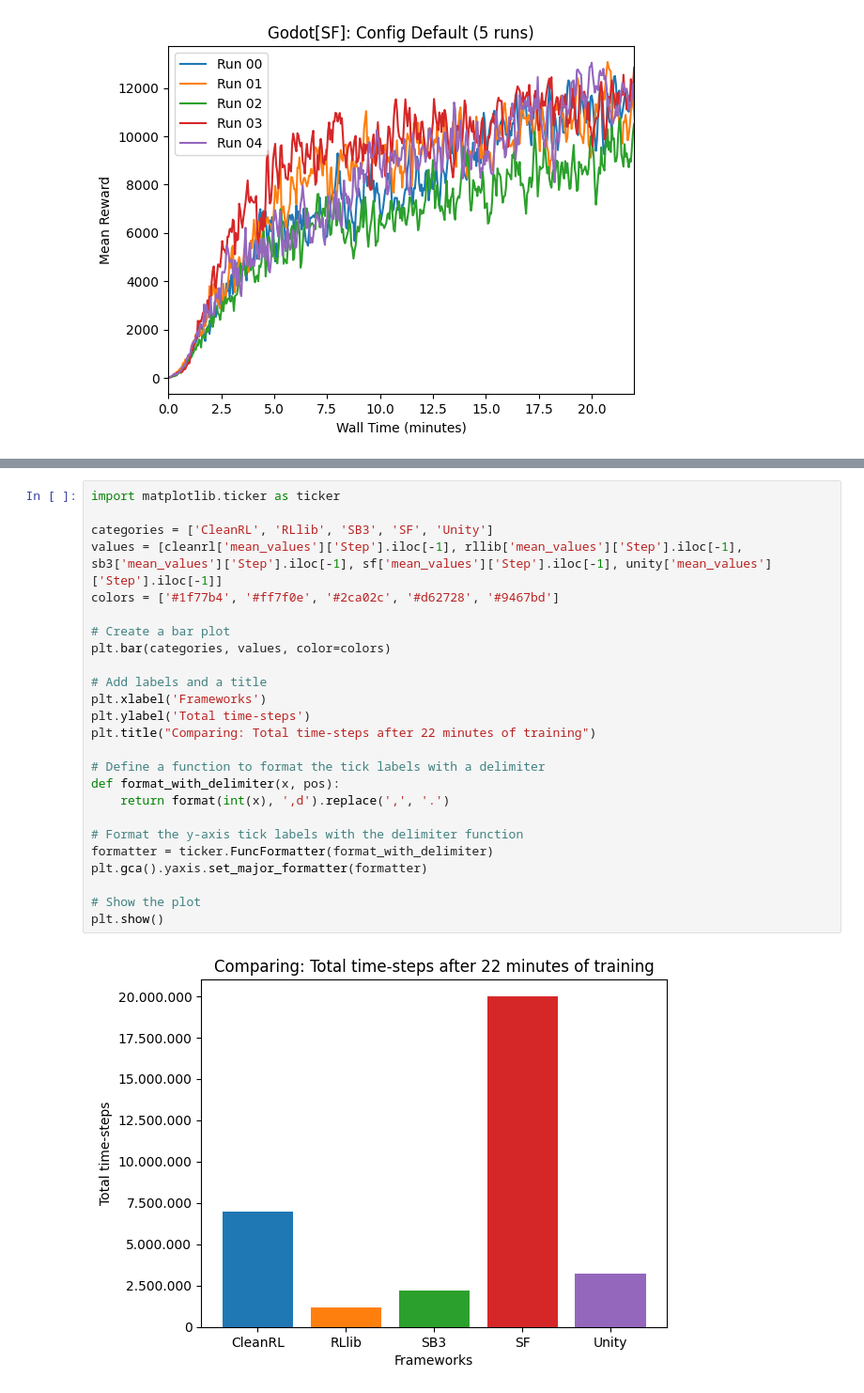
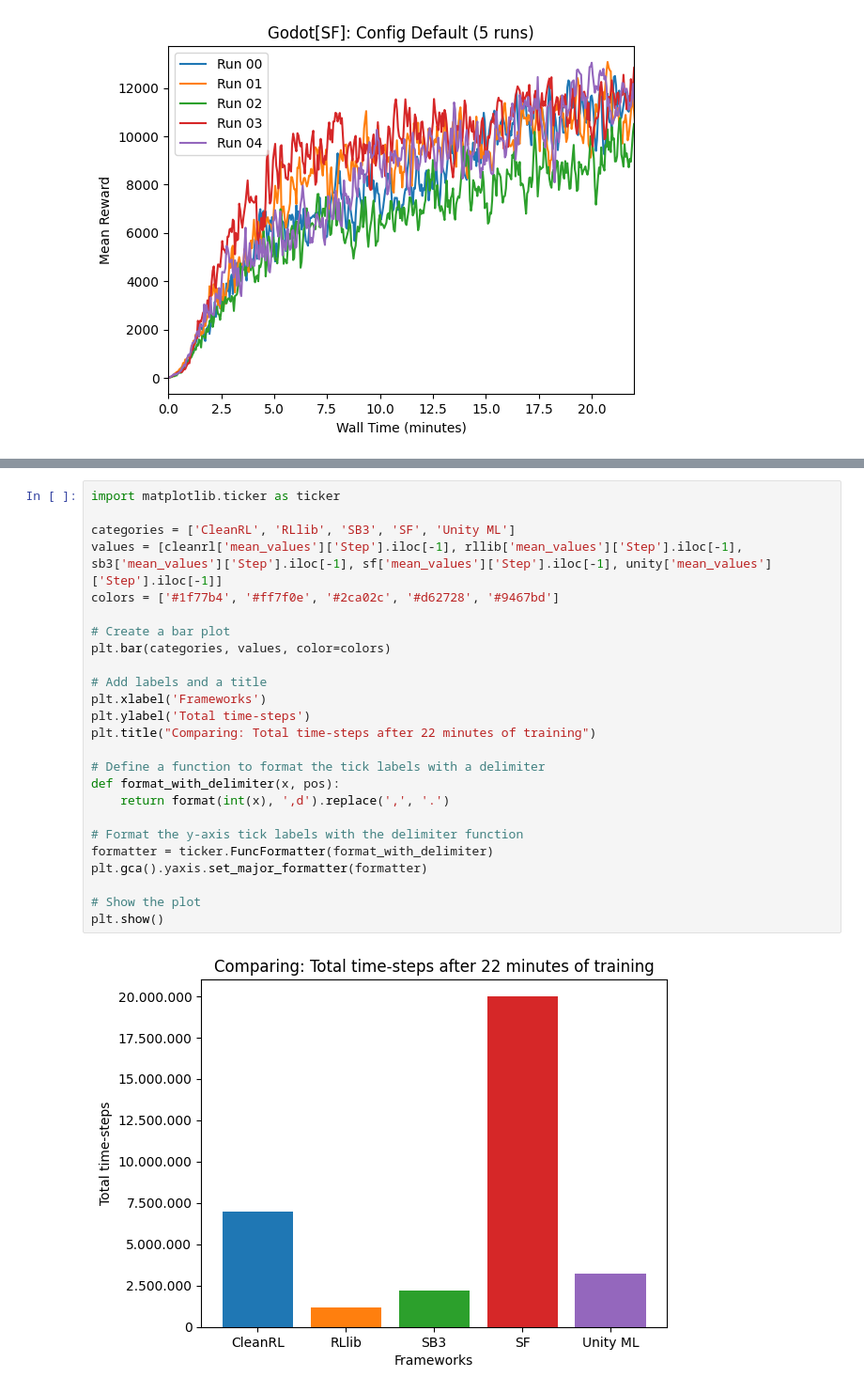
Before and after one commit to visuallization/rl_master_thesis_evaluation, a Jupyter notebook: config_default.ipynb, the cells around one changed output, grey strips where cells are left out. Shown at 94% size. Cells and saved outputs as stored; diff of their text form.

```diff
--- a/config_default.ipynb
+++ b/config_default.ipynb
@@ -360,30 +387,30 @@ plt.show()
 # %%
 import matplotlib.ticker as ticker
 
-categories = ['CleanRL', 'RLlib', 'SB3', 'SF', 'Unity']
+categories = ['CleanRL', 'RLlib', 'SB3', 'SF', 'Unity ML']
 values = [cleanrl['mean_values']['Step'].iloc[-1], rllib['mean_values']['Step'].iloc[-1], sb3['mean_values']['Step'].iloc[-1], sf['mean_values']['Step'].iloc[-1], unity['mean_values']['Step'].iloc[-1]]
 colors = ['#1f77b4', '#ff7f0e', '#2ca02c', '#d62728', '#9467bd']
 
 # Create a bar plot
 plt.bar(categories, values, color=colors)
 
 # Add labels and a title
 plt.xlabel('Frameworks')
 plt.ylabel('Total time-steps')
 plt.title("Comparing: Total time-steps after 22 minutes of training")
 
 # Define a function to format the tick labels with a delimiter
 def format_with_delimiter(x, pos):
     return format(int(x), ',d').replace(',', '.')
 
 # Format the y-axis tick labels with the delimiter function
 formatter = ticker.FuncFormatter(format_with_delimiter)
 plt.gca().yaxis.set_major_formatter(formatter)
 
 # Show the plot
 plt.show()
 # %% [output]
-[figure, old version]
+[figure, new version]
 # %%
 
 
```
Also changed, not shown: parts of 6 cells of this notebook, 2 other files.
